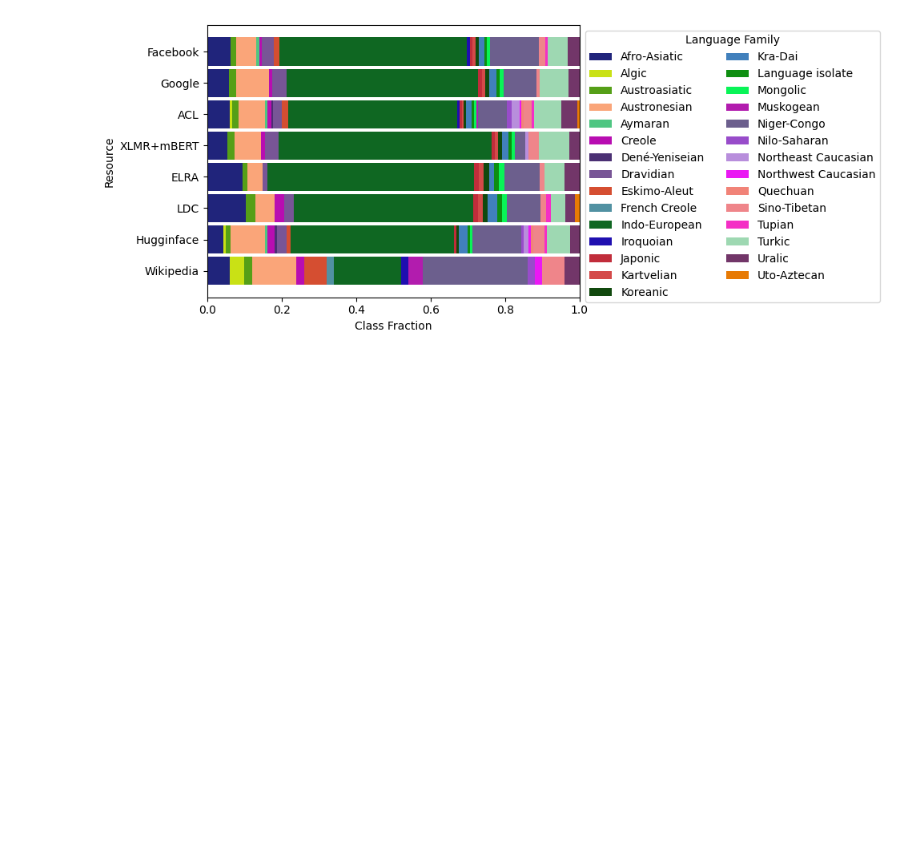
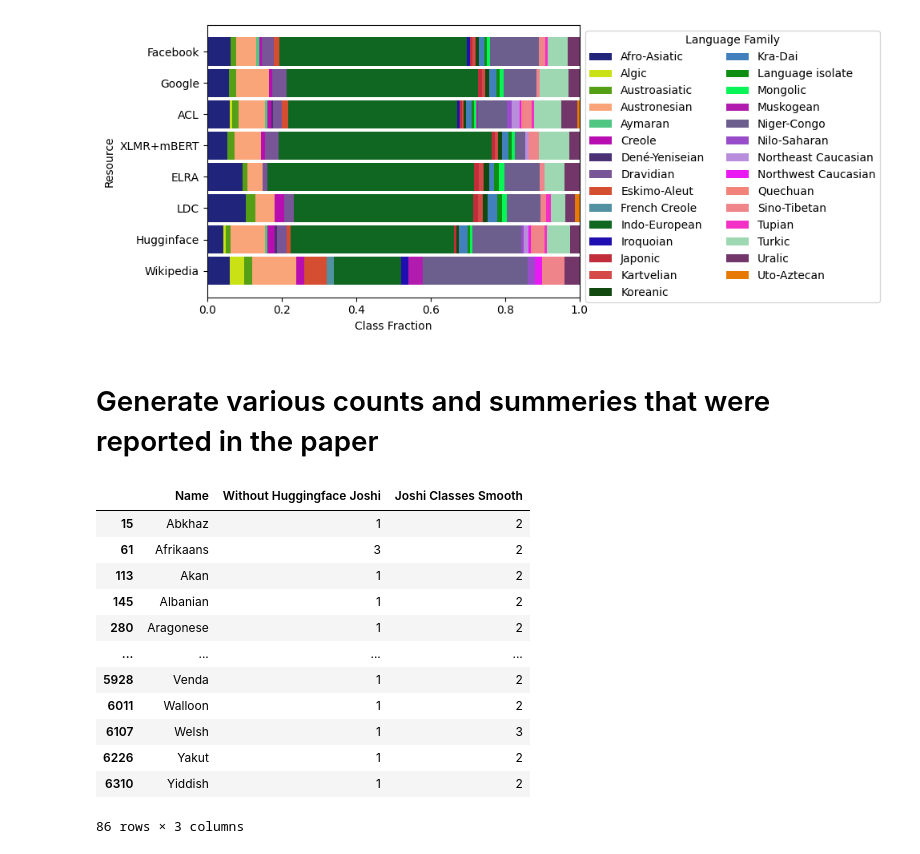
Before and after one commit to NisansaDdS/Some-Languages-are-More-Equal-than-Others, a Jupyter notebook: Generate Diagrams.ipynb, the cells around one changed output. Cells and saved outputs as stored; diff of their text form; code cells hidden in the pictures; blank space fills up the shorter version.

Commit message:
Added code to generate some stats discussed in the paper.

```diff
--- a/Generate Diagrams.ipynb
+++ b/Generate Diagrams.ipynb
@@ -1798,3 +1798,23 @@ drawBarGraphResources("language family","Language Family","Resource",languageFam
 # %% [output]
 Seed was: 3237499347492127850
 [figure]
+# %% [markdown]
+# Generate various counts and summeries that were reported in the paper
+# %%
+# Languages that have changed thier Joshi class
+
+df[(df[withoutHuggin]!=df[knnYnew])][["Name","Without Huggingface Joshi","Joshi Classes Smooth"]]
+# %% [output]
+|  | Name | Without Huggingface Joshi | Joshi Classes Smooth |
+| 15 | Abkhaz | 1 | 2 |
+| 61 | Afrikaans | 3 | 2 |
+| 113 | Akan | 1 | 2 |
+| 145 | Albanian | 1 | 2 |
+| 280 | Aragonese | 1 | 2 |
+| ... | ... | ... | ... |
+| 5928 | Venda | 1 | 2 |
+| 6011 | Walloon | 1 | 2 |
+| 6107 | Welsh | 1 | 3 |
+| 6226 | Yakut | 1 | 2 |
+| 6310 | Yiddish | 1 | 2 |
+86 rows × 3 columns
```
Also changed, not shown: parts of 17 cells of this notebook, 6 other files.
